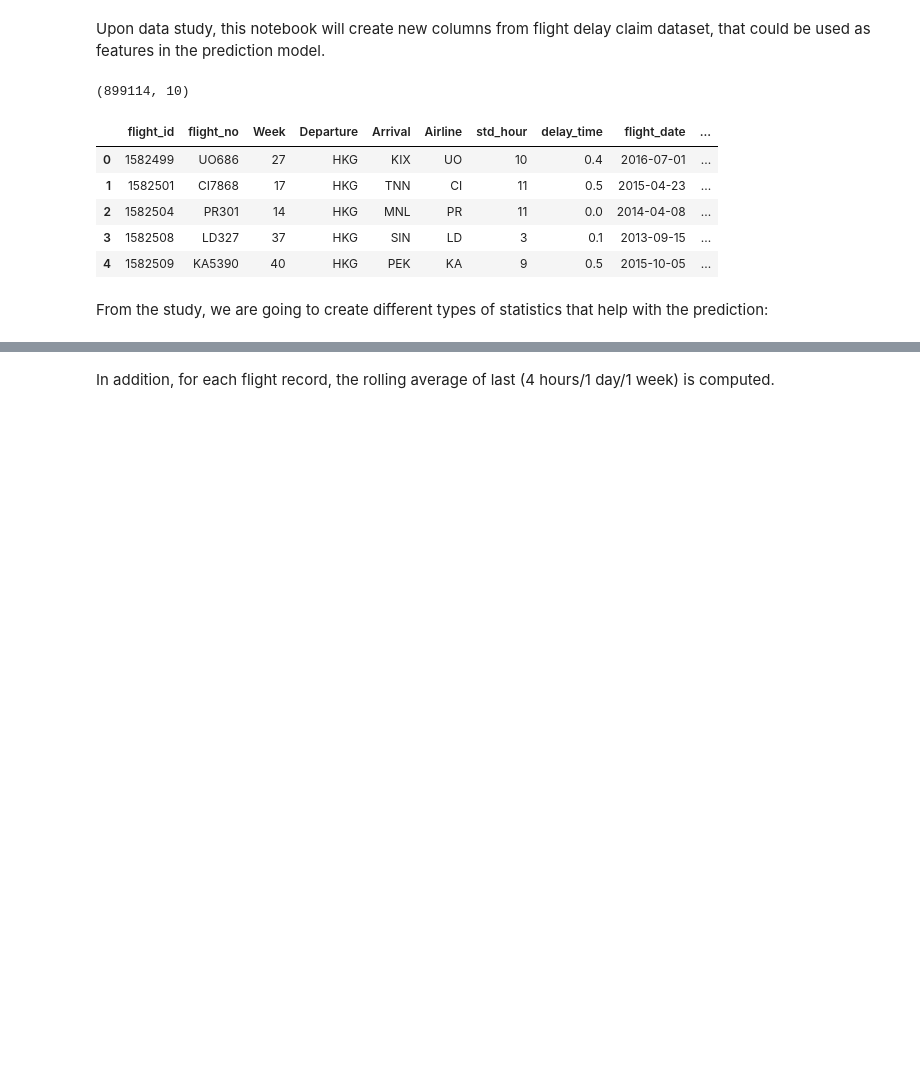
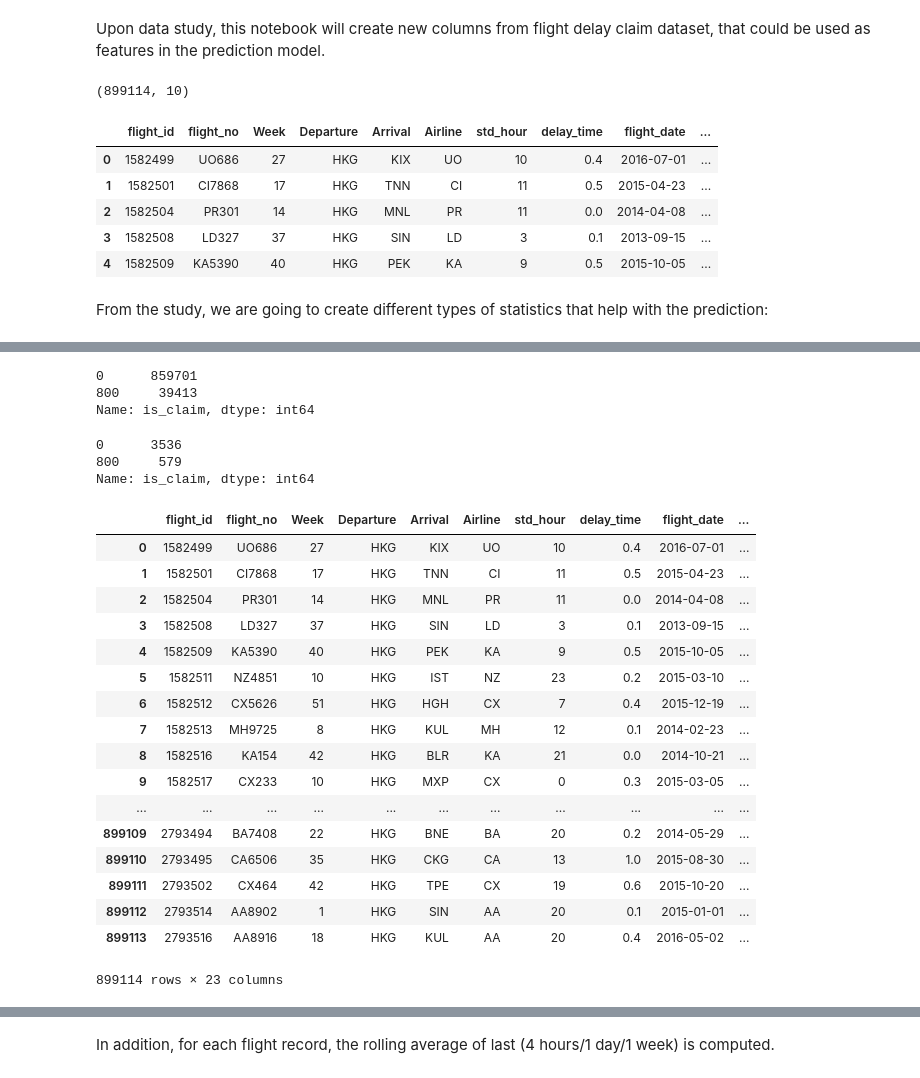
Before and after one commit to chy111126/flight_delay_prediction, a Jupyter notebook: notebooks/02_feature_engineering.ipynb, the cells around one changed output, grey strips where cells are left out. Cells and saved outputs as stored; diff of their text form; code cells hidden in the pictures; blank space fills up the shorter version.

```diff
--- a/notebooks/02_feature_engineering.ipynb
+++ b/notebooks/02_feature_engineering.ipynb
@@ -61,0 +229,22 @@ data_df.sample(10)
+# %%
+# TODO: Use last time rather than current time
+# Just to test for the idea first
+merged_feature_df = feature_df.merge(dep_hr_delay_df[['Departure', 'flight_ts', 'dep_hr_delay_time']], how='left', left_on=['Departure', 'flight_ts'], right_on=['Departure', 'flight_ts'])
+merged_feature_df = merged_feature_df.merge(arr_hr_delay_df[['Arrival', 'flight_ts', 'arr_hr_delay_time']], how='left', left_on=['Arrival', 'flight_ts'], right_on=['Arrival', 'flight_ts'])
+merged_feature_df = merged_feature_df.merge(air_hr_delay_df[['Airline', 'flight_ts', 'air_hr_delay_time']], how='left', left_on=['Airline', 'flight_ts'], right_on=['Airline', 'flight_ts'])
+# %%
+merged_feature_df = merged_feature_df.merge(dep_hr_cancel_df[['Departure', 'flight_ts', 'dep_hr_cancel_count']], how='left', left_on=['Departure', 'flight_ts'], right_on=['Departure', 'flight_ts'])
+merged_feature_df = merged_feature_df.merge(arr_hr_cancel_df[['Arrival', 'flight_ts', 'arr_hr_cancel_count']], how='left', left_on=['Arrival', 'flight_ts'], right_on=['Arrival', 'flight_ts'])
+merged_feature_df = merged_feature_df.merge(air_hr_cancel_df[['Airline', 'flight_ts', 'air_hr_cancel_count']], how='left', left_on=['Airline', 'flight_ts'], right_on=['Airline', 'flight_ts'])
+# %%
+merged_feature_df['is_claim'].value_counts()
+# %% [output]
+0      859701
+800     39413
+Name: is_claim, dtype: int64
+# %%
+merged_feature_df.dropna()['is_claim'].value_counts()
+# %% [output]
+0      3536
+800     579
+Name: is_claim, dtype: int64
@@ -61,0 +253,21 @@ data_df.sample(10)
+# %%
+merged_feature_df.fillna(0)
+# %% [output]
+|  | flight_id | flight_no | Week | Departure | Arrival | Airline | std_hour | delay_time | flight_date | ... |
+| 0 | 1582499 | UO686 | 27 | HKG | KIX | UO | 10 | 0.4 | 2016-07-01 | ... |
+| 1 | 1582501 | CI7868 | 17 | HKG | TNN | CI | 11 | 0.5 | 2015-04-23 | ... |
+| 2 | 1582504 | PR301 | 14 | HKG | MNL | PR | 11 | 0.0 | 2014-04-08 | ... |
+| 3 | 1582508 | LD327 | 37 | HKG | SIN | LD | 3 | 0.1 | 2013-09-15 | ... |
+| 4 | 1582509 | KA5390 | 40 | HKG | PEK | KA | 9 | 0.5 | 2015-10-05 | ... |
+| 5 | 1582511 | NZ4851 | 10 | HKG | IST | NZ | 23 | 0.2 | 2015-03-10 | ... |
+| 6 | 1582512 | CX5626 | 51 | HKG | HGH | CX | 7 | 0.4 | 2015-12-19 | ... |
+| 7 | 1582513 | MH9725 | 8 | HKG | KUL | MH | 12 | 0.1 | 2014-02-23 | ... |
+| 8 | 1582516 | KA154 | 42 | HKG | BLR | KA | 21 | 0.0 | 2014-10-21 | ... |
+| 9 | 1582517 | CX233 | 10 | HKG | MXP | CX | 0 | 0.3 | 2015-03-05 | ... |
+| ... | ... | ... | ... | ... | ... | ... | ... | ... | ... | ... |
+| 899109 | 2793494 | BA7408 | 22 | HKG | BNE | BA | 20 | 0.2 | 2014-05-29 | ... |
+| 899110 | 2793495 | CA6506 | 35 | HKG | CKG | CA | 13 | 1.0 | 2015-08-30 | ... |
+| 899111 | 2793502 | CX464 | 42 | HKG | TPE | CX | 19 | 0.6 | 2015-10-20 | ... |
+| 899112 | 2793514 | AA8902 | 1 | HKG | SIN | AA | 20 | 0.1 | 2015-01-01 | ... |
+| 899113 | 2793516 | AA8916 | 18 | HKG | KUL | AA | 20 | 0.4 | 2016-05-02 | ... |
+899114 rows × 23 columns
```
Also changed, not shown: parts of 30 cells of this notebook, 1 other file.
